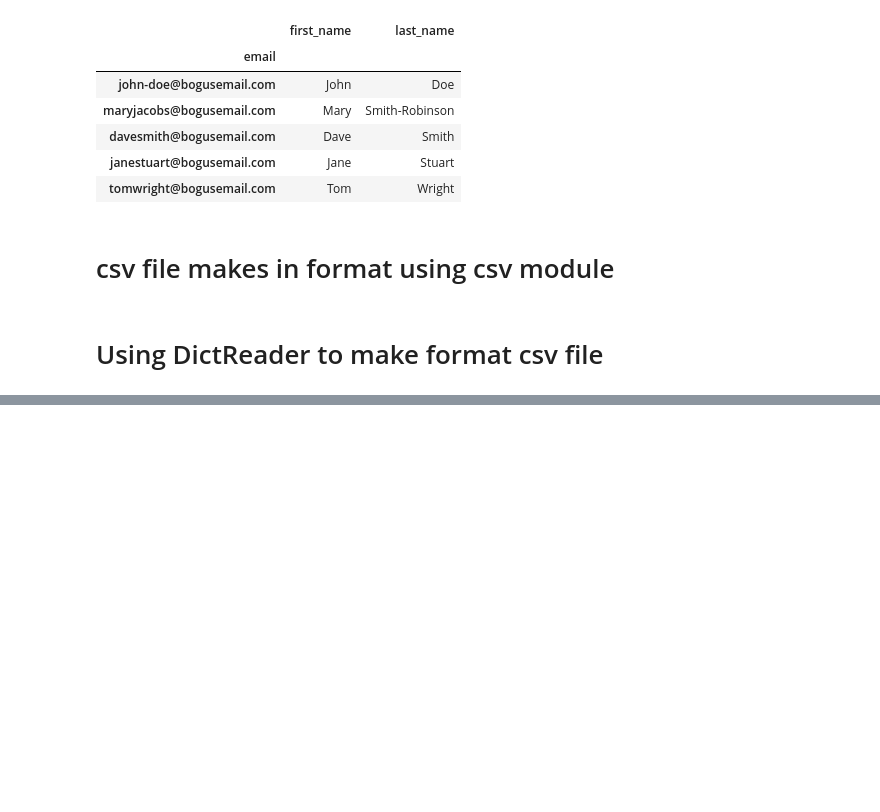
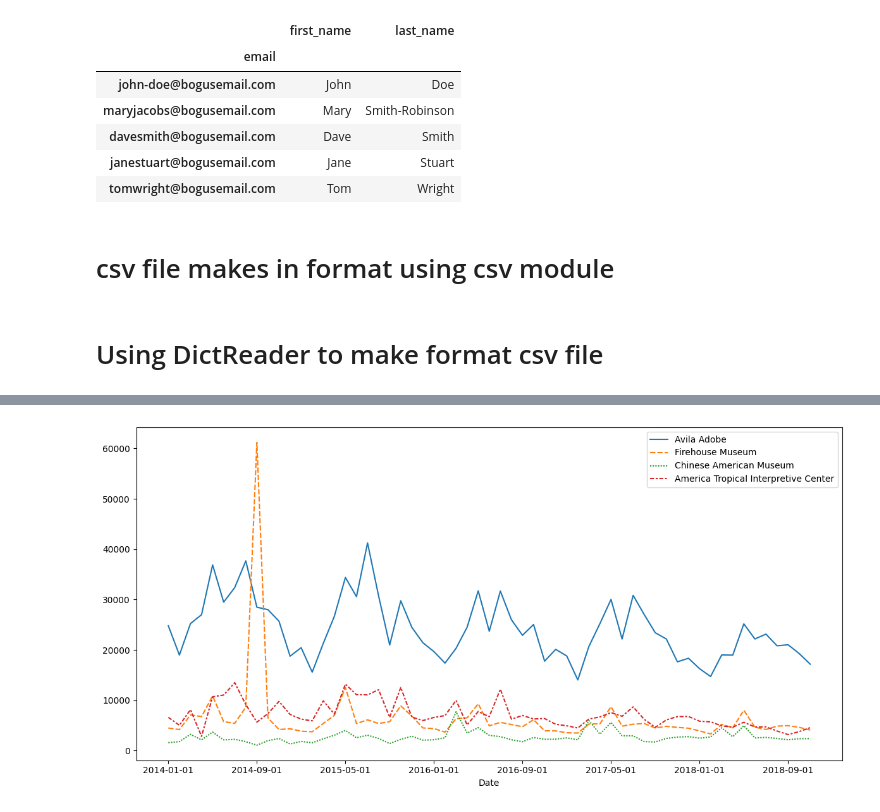
Before and after one commit to CoderAalok/Python_Libraries, a Jupyter notebook: Pandas/read_write_csv.ipynb, the cells around one changed output, grey strips where cells are left out. Cells and saved outputs as stored; diff of their text form; code cells hidden in the pictures; blank space fills up the shorter version.

```diff
--- a/Pandas/read_write_csv.ipynb
+++ b/Pandas/read_write_csv.ipynb
@@ -39,3 +42,10 @@ with open(file) as csv_file:
         for data in read_file:
             # del data['last_name']
             write_file.writerow(data)
+# %%
+data_m = pd.read_csv('museum_visitors.csv', index_col='Date')
+data_m.head()
+# print(data_m)
+data_m.loc[:,'Avila Adobe']
+data_m.loc[:, 'America Tropical Interpretive Center']
+data_m
@@ -41,0 +71,9 @@ with open(file) as csv_file:
+# %%
+plt.figure(figsize=(12,6))
+ax = sb.lineplot(data=data_m)
+ax.xaxis.set_major_locator(ticker.MaxNLocator(nbins=10)) # Adjust nbins to change the number of ticks
+plt.xticks(rotation=0)
+plt.tight_layout()
+plt.show()
+# %% [output]
+[figure, added]
```
Also changed, not shown: parts of 3 cells of this notebook.
